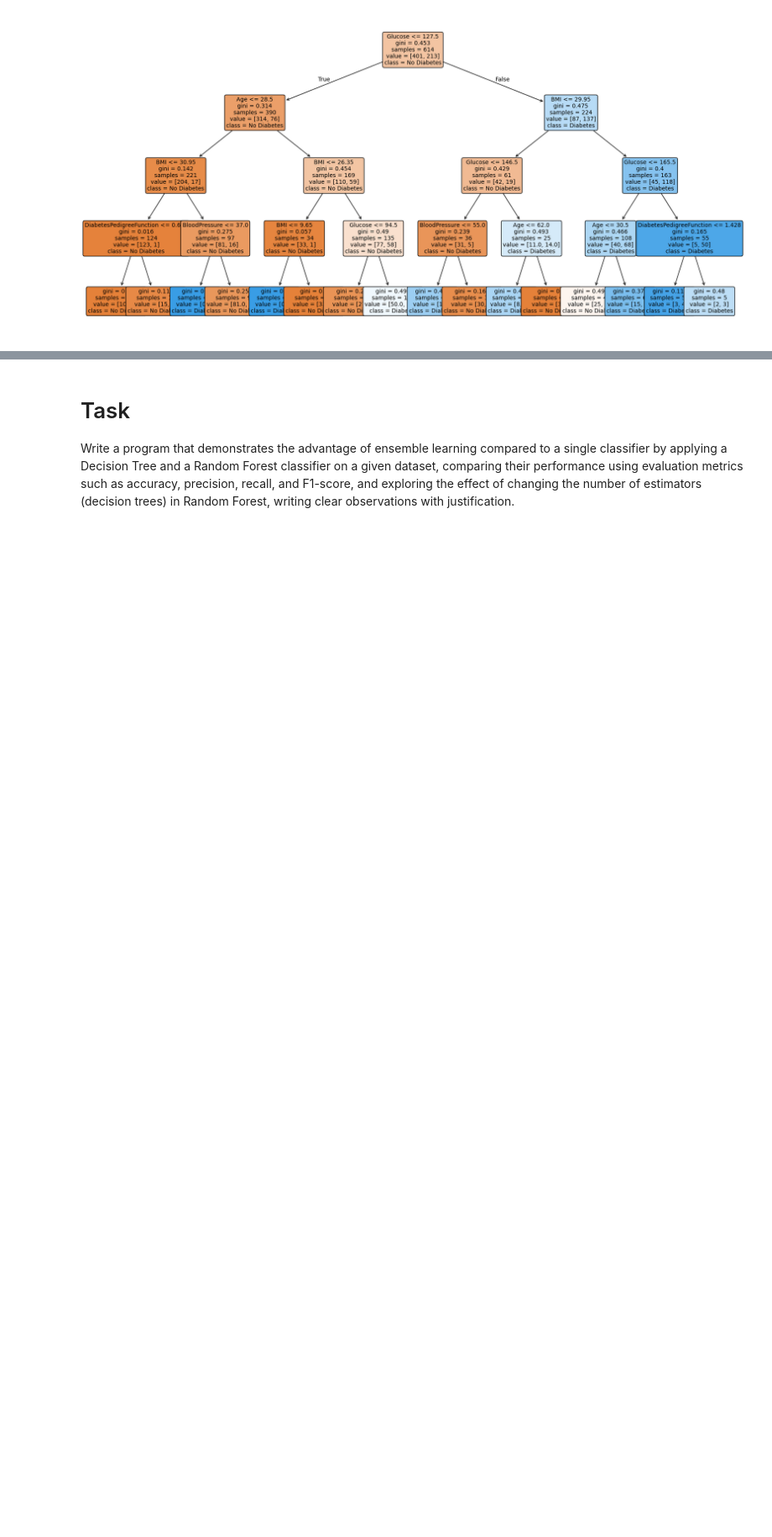
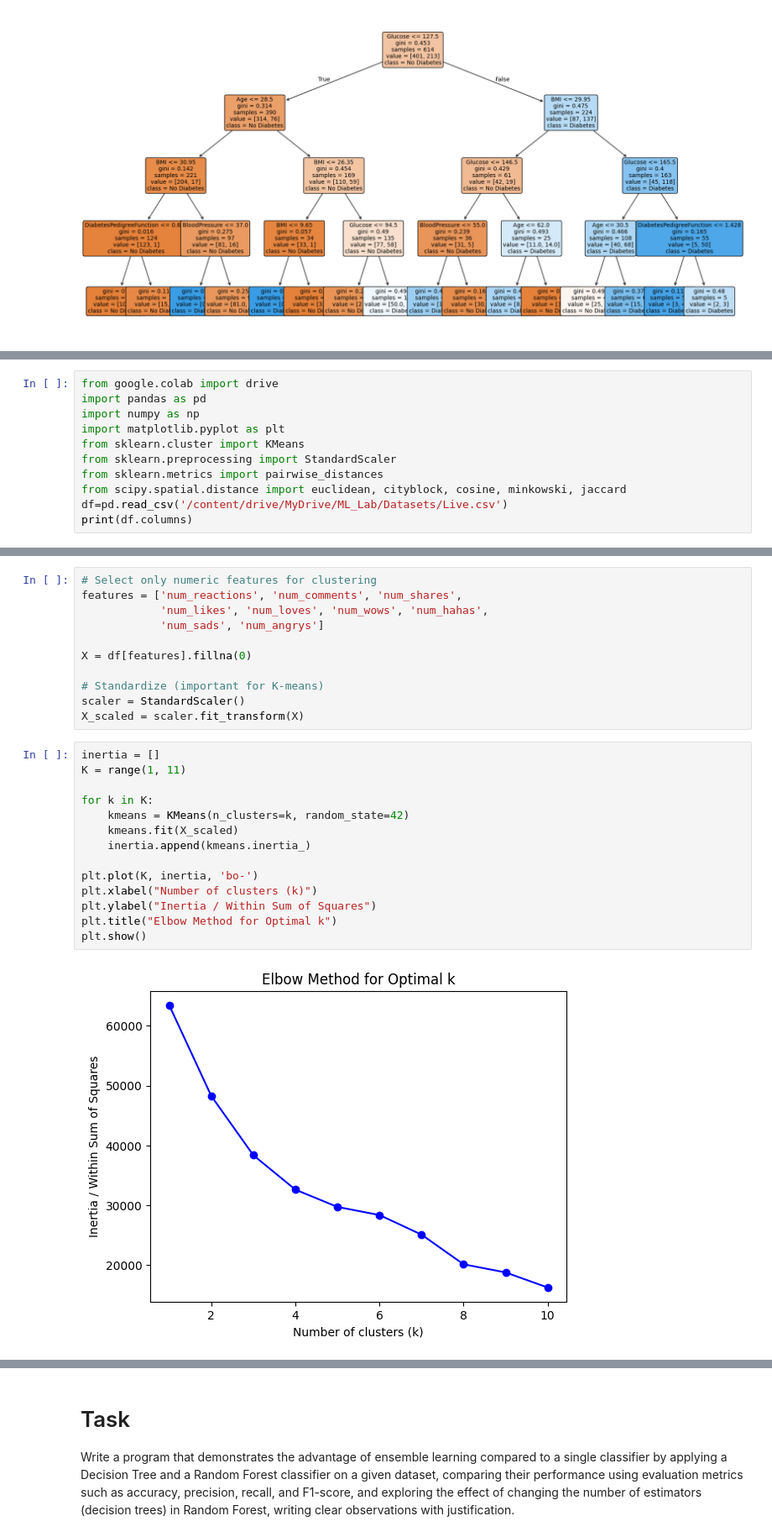
Before and after one commit to karthik-1311/Machine-Learning, a Jupyter notebook: MLlab.ipynb, the cells around one changed output, grey strips where cells are left out. Shown at 84% size. Cells and saved outputs as stored; diff of their text form; blank space fills up the shorter version.

```diff
--- a/MLlab.ipynb
+++ b/MLlab.ipynb
@@ -1841,0 +1974,11 @@ print(f"Accuracy: {accuracy * 100:.2f}%")
+# %%
+from google.colab import drive
+import pandas as pd
+import numpy as np
+import matplotlib.pyplot as plt
+from sklearn.cluster import KMeans
+from sklearn.preprocessing import StandardScaler
+from sklearn.metrics import pairwise_distances
+from scipy.spatial.distance import euclidean, cityblock, cosine, minkowski, jaccard
+df=pd.read_csv('/content/drive/MyDrive/ML_Lab/Datasets/Live.csv')
+print(df.columns)
@@ -1841,0 +1991,27 @@ print(f"Accuracy: {accuracy * 100:.2f}%")
+# %%
+# Select only numeric features for clustering
+features = ['num_reactions', 'num_comments', 'num_shares',
+            'num_likes', 'num_loves', 'num_wows', 'num_hahas',
+            'num_sads', 'num_angrys']
+
+X = df[features].fillna(0)
+
+# Standardize (important for K-means)
+scaler = StandardScaler()
+X_scaled = scaler.fit_transform(X)
+# %%
+inertia = []
+K = range(1, 11)
+
+for k in K:
+    kmeans = KMeans(n_clusters=k, random_state=42)
+    kmeans.fit(X_scaled)
+    inertia.append(kmeans.inertia_)
+
+plt.plot(K, inertia, 'bo-')
+plt.xlabel("Number of clusters (k)")
+plt.ylabel("Inertia / Within Sum of Squares")
+plt.title("Elbow Method for Optimal k")
+plt.show()
+# %% [output]
+[figure, added]
```
Also changed, not shown: parts of 27 cells of this notebook.
